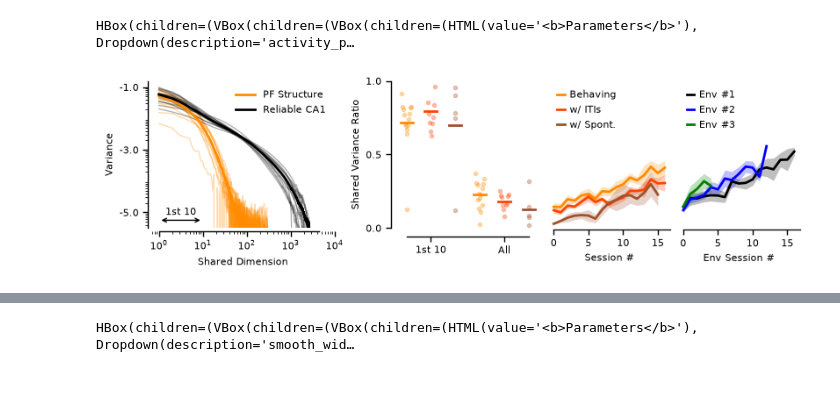
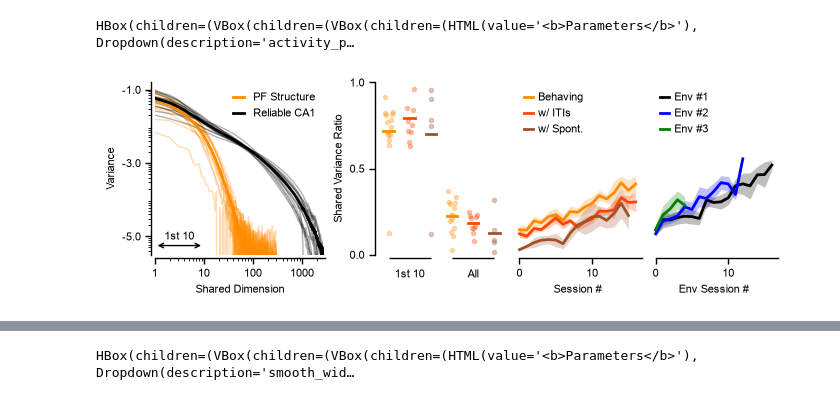
Before and after one commit to landoskape/vrAnalysis, a Jupyter notebook: dimensionality_manuscript/dim_subspace_figures.ipynb, the cells around one changed output, grey strips where cells are left out. Cells and saved outputs as stored; diff of their text form; code cells hidden in the pictures.

```diff
--- a/dimensionality_manuscript/dim_subspace_figures.ipynb
+++ b/dimensionality_manuscript/dim_subspace_figures.ipynb
@@ -76,7 +81,7 @@ results_pfstructure = ResultsAggregator(PlaceFieldStructureConfig, store, sessio
 # %%
 from dimensionality_manuscript.figure_scripts.figure3 import subspace_curves_ratios
 
-return_syd_viewer = False
+return_syd_viewer = True
 fig = subspace_curves_ratios(
     results,
     figsize=(5.5, 3.0),
@@ -146,27 +151,35 @@ HBox(children=(VBox(children=(VBox(children=(HTML(value='<b>Parameters</b>'), Dr
 # %%
 from dimensionality_manuscript.figure_scripts.figure3 import complete_spectrum_figure
 
 return_syd_viewer = False
 fig = complete_spectrum_figure(
     results,
     within_condition=False,
     style_all="errorPlot",
     env_full_scope="within_env",
     full_within_env=False,
     style_by_env="errorPlot",
-    figsize=(8.0, 2.25),
+    within_xspace=0.5,
+    between_xspace=0.5,
+    ax1_width_ratio=0.75,
+    ax23_width_ratio=0.75,
+    spectrum_legend=dict(
+        handlelength=1.0,
+    ),
+    figsize=(6.8, 2.25),
+    show_slope_panel=False,
     return_syd_viewer=return_syd_viewer,
     fontsize=8.0,
 )
 
 if return_syd_viewer:
     fig.show()
 
 else:
     plt.show()
 
     save = True
     if save:
         save_figure(fig, figure_path / "complete_spectrum_figure")
 # %% [output]
-[figure, old version]
+[figure, new version]
```
Also changed, not shown: parts of 6 cells of this notebook, 8 other files.
